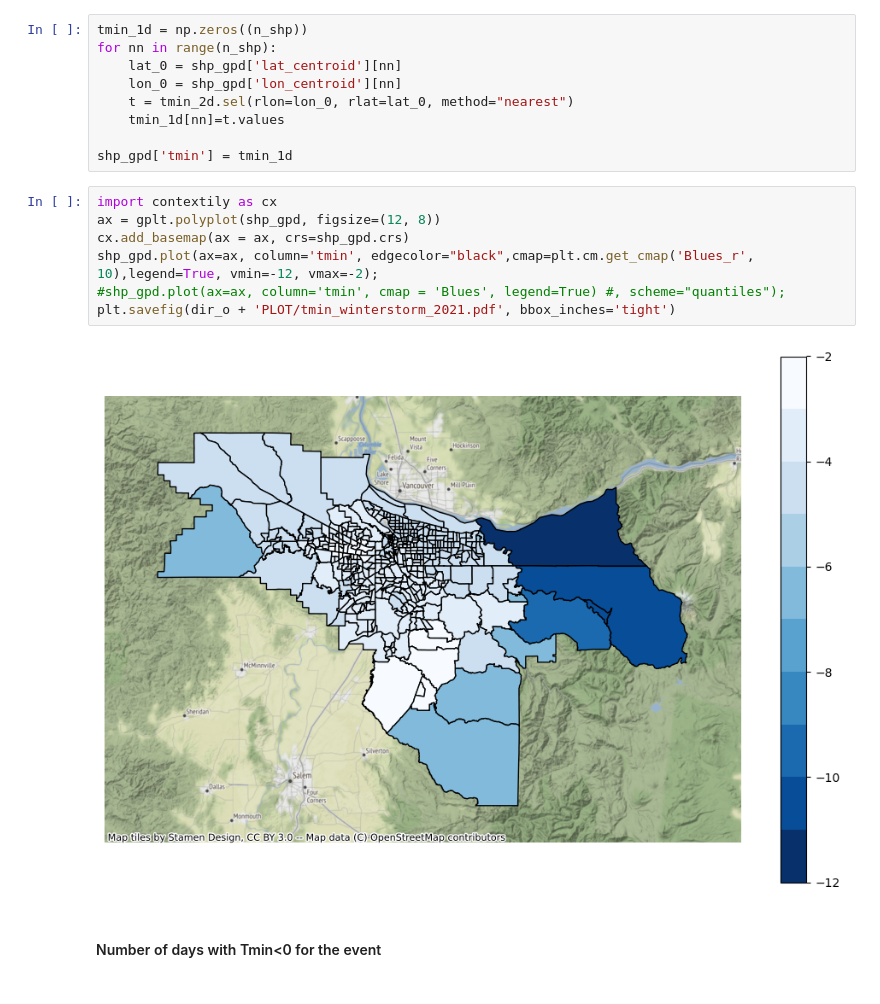
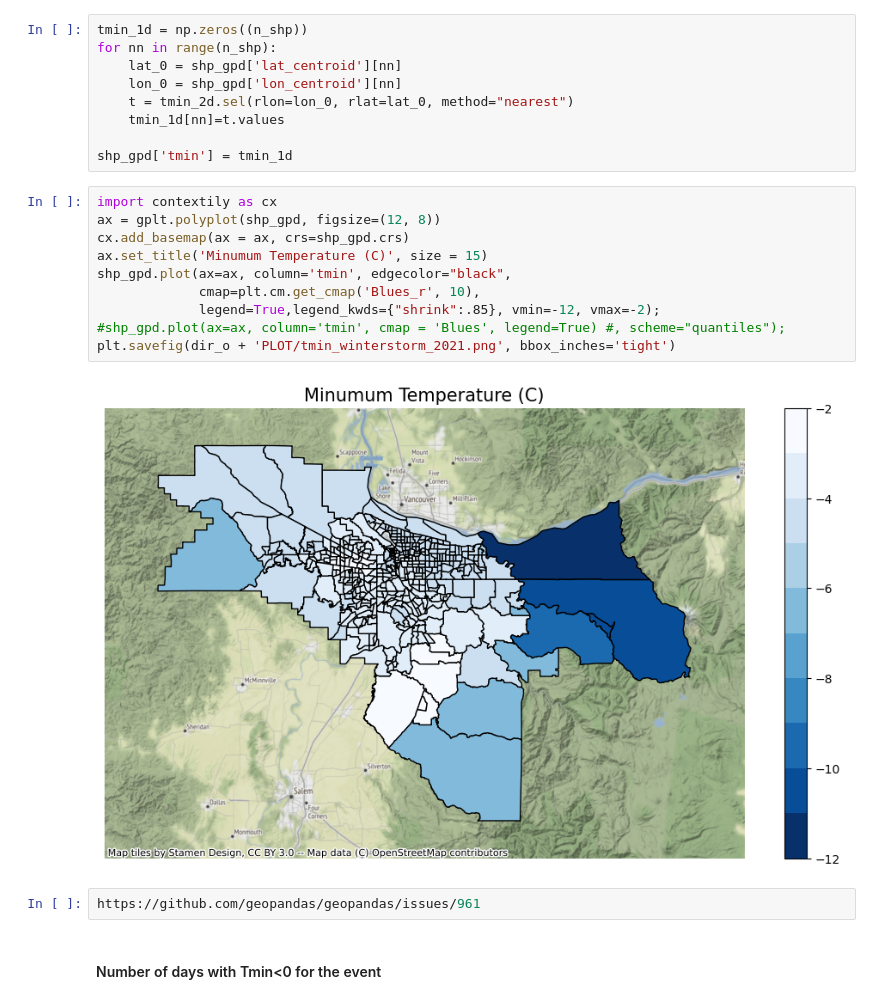
Before and after one commit to ming80302/Innovator, a Jupyter notebook: cases_study_ice.ipynb, the cells around one changed output. Drawn from its saved outputs; the diff is of its cells as text.

```diff
--- a/cases_study_ice.ipynb
+++ b/cases_study_ice.ipynb
@@ -80,12 +80,17 @@ shp_gpd['tmin'] = tmin_1d
 # %%
 import contextily as cx
 ax = gplt.polyplot(shp_gpd, figsize=(12, 8))
 cx.add_basemap(ax = ax, crs=shp_gpd.crs)
-shp_gpd.plot(ax=ax, column='tmin', edgecolor="black",cmap=plt.cm.get_cmap('Blues_r', 10),legend=True, vmin=-12, vmax=-2);
+ax.set_title('Minumum Temperature (C)', size = 15)
+shp_gpd.plot(ax=ax, column='tmin', edgecolor="black",
+             cmap=plt.cm.get_cmap('Blues_r', 10),
+             legend=True,legend_kwds={"shrink":.85}, vmin=-12, vmax=-2);
 #shp_gpd.plot(ax=ax, column='tmin', cmap = 'Blues', legend=True) #, scheme="quantiles");
-plt.savefig(dir_o + 'PLOT/tmin_winterstorm_2021.pdf', bbox_inches='tight')
+plt.savefig(dir_o + 'PLOT/tmin_winterstorm_2021.png', bbox_inches='tight')
 # %% [output]
-[figure, old version]
+[figure, new version]
+# %%
+https://github.com/geopandas/geopandas/issues/961
 # %% [markdown]
 #### Number of days with Tmin<0 for the event
 # %%
```
Also changed, not shown: parts of 1 cell of this notebook.
